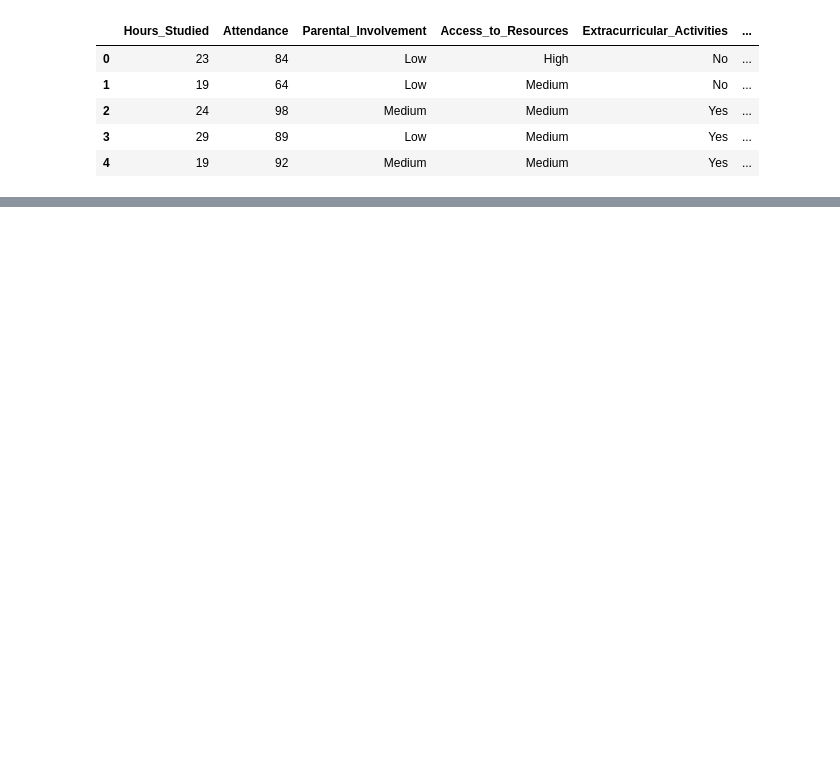
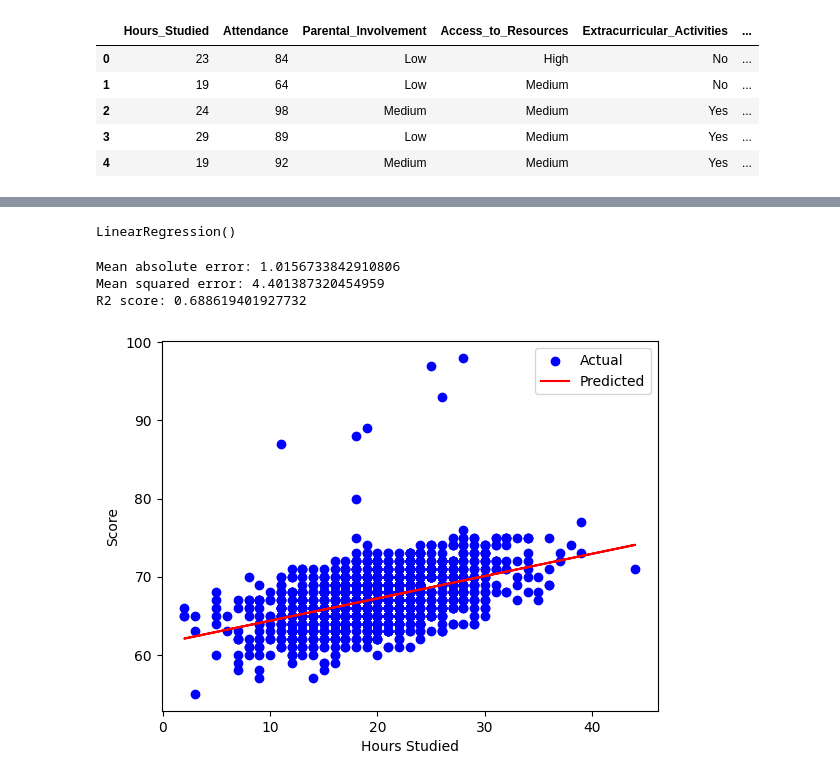
Before and after one commit to emaaanbutt/Student-Score-Prediction, a Jupyter notebook: model.ipynb, the cells around one changed output, grey strips where cells are left out. Drawn from its saved outputs; the diff is of its cells as text; code cells hidden in the pictures; blank space fills up the shorter version.

Commit message:
Model trained and visualized.

```diff
--- a/model.ipynb
+++ b/model.ipynb
@@ -35,6 +31,31 @@ X_train, y_train, X_test, y_test = train_test_split(X, y, test_size=0.2, random_
 # %%
-scaler = MinMaxScaler()
-X_train = scaler.fit_transform(X_train)
-y_train = scaler.fit_transform(y_train)
-X_test = scaler.fit_transform(X_test)
-y_test = scaler.fit_transform(y_test)
+# scaler = MinMaxScaler()
+# X_train = scaler.fit_transform(X_train)
+# y_train = scaler.fit_transform(y_train)
+# X_test = scaler.fit_transform(X_test)
+# y_test = scaler.fit_transform(y_test)
+# %%
+model = LinearRegression()
+# %%
+model.fit(X_train, y_train)
+# %% [output]
+LinearRegression()
+# %%
+y_pred = model.predict(X_test)
+# %%
+print(f"Mean absolute error: {mean_absolute_error(y_test, y_pred)}")
+print(f"Mean squared error: {mean_squared_error(y_test, y_pred)}")
+print(f"R2 score: {r2_score(y_test, y_pred)}")
+# %% [output]
+Mean absolute error: 1.0156733842910806
+Mean squared error: 4.401387320454959
+R2 score: 0.688619401927732
+# %%
+plt.scatter(X_test, y_test, c='b', label="Actual")
+plt.plot(X_test, y_pred, c='r', label="Predicted")
+plt.xlabel("Hours Studied")
+plt.ylabel("Score")
+plt.legend()
+plt.show()
+# %% [output]
+[figure, added]
```
Also changed, not shown: parts of 4 cells of this notebook.
